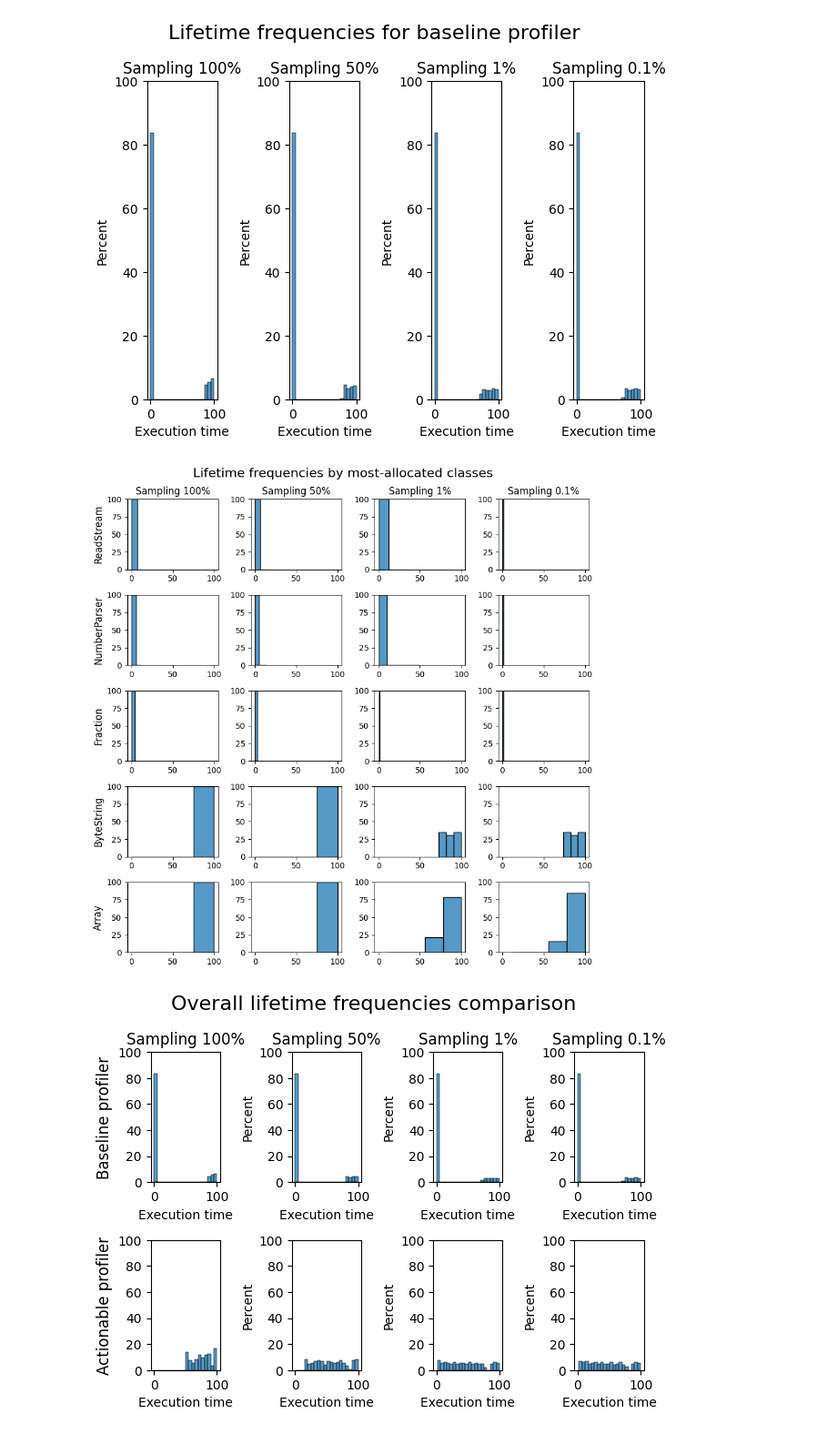
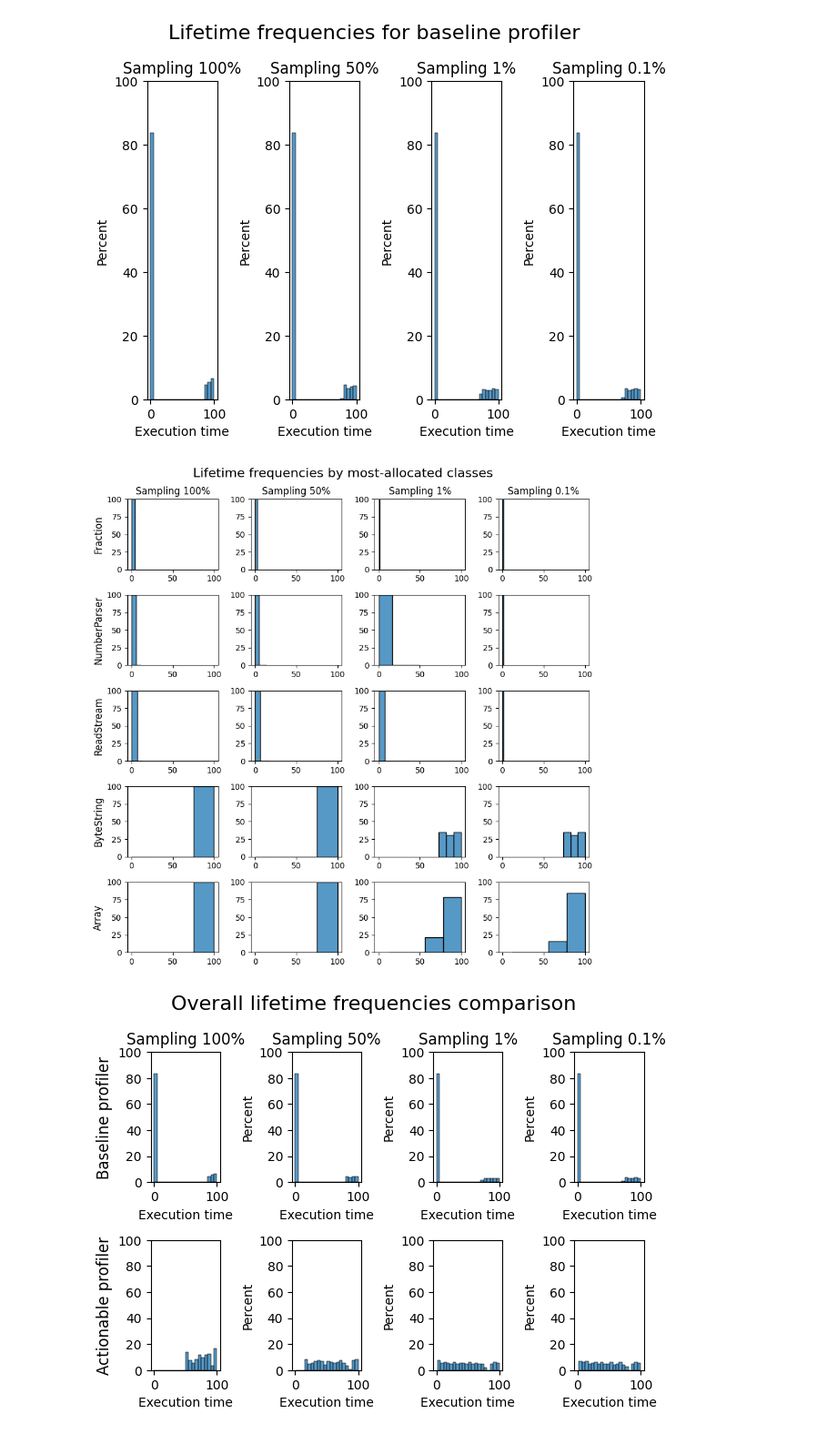
Before and after one commit to jordanmontt/application-classification-experiment, a Jupyter notebook: python/df-analysis.ipynb, the cells around one changed output. Shown at 91% size. Saved outputs shown, nothing was run; the diff lists cells and outputs as text; code cells hidden in the pictures.

```diff
--- a/python/df-analysis.ipynb
+++ b/python/df-analysis.ipynb
@@ -40,9 +40,9 @@ plot_relative_frequencies_histogram('baseline profiler', df_100, df_50, df_1, df
 # %% [output]
 [figure]
 # %%
-plot_lifetime_frequencies_by_class(df_100, df_50, df_1, df_01, top_allocated_classes, "Lifetime frequencies by most-allocated classes")
+plot_lifetime_frequencies_by_class(df_100, df_50, df_1, df_01, "Lifetime frequencies by most-allocated classes", True)
 # %% [output]
-[figure, old version]
+[figure, new version]
 # %%
 # Load profiler actionable
 base_path = '/Users/sebastian/Documents/PharoImages/illi-df-hg-clean/profiler-data/df/actionable/'
```
Also changed, not shown: parts of 2 cells of this notebook, 1 other file.
